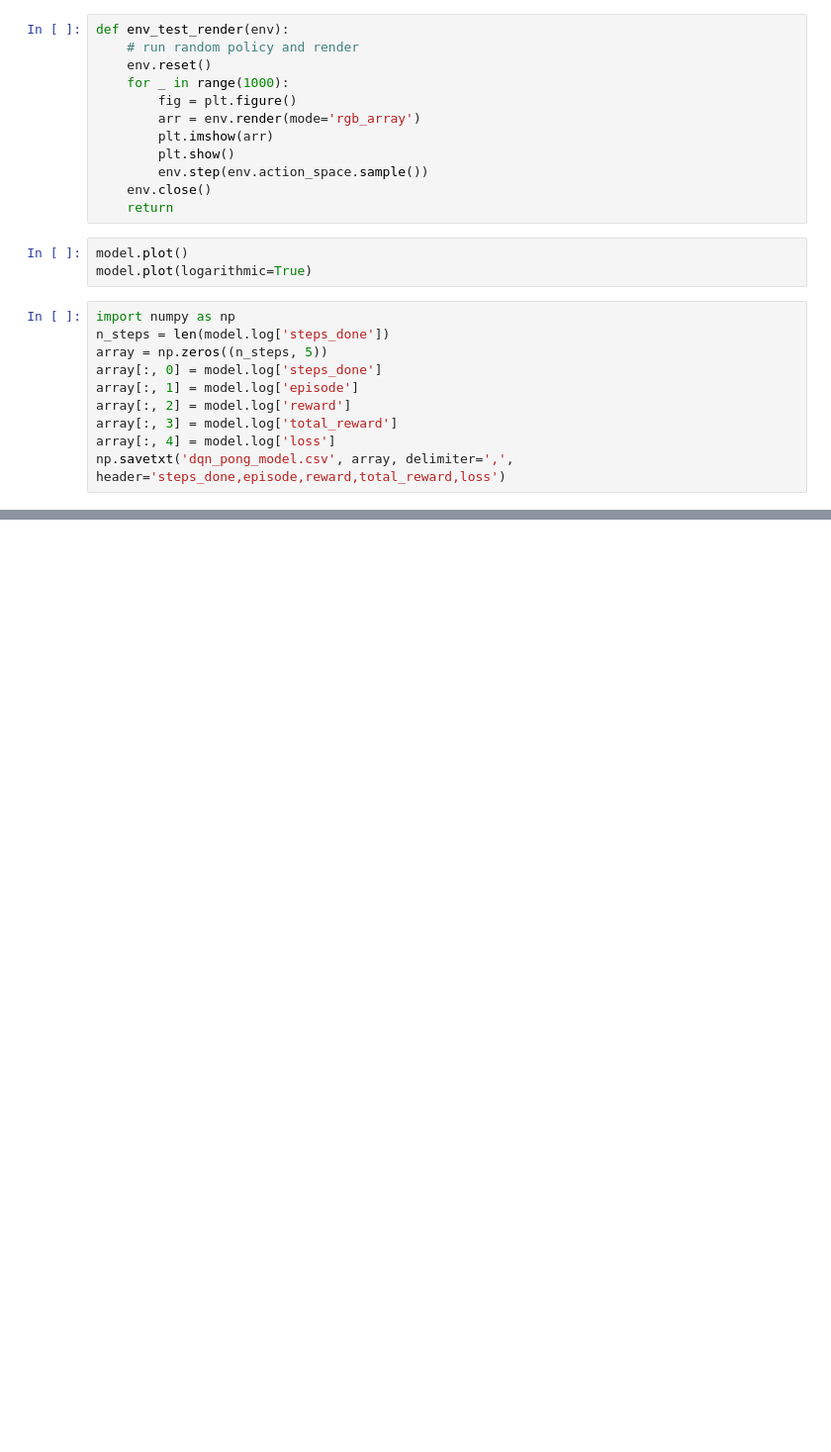
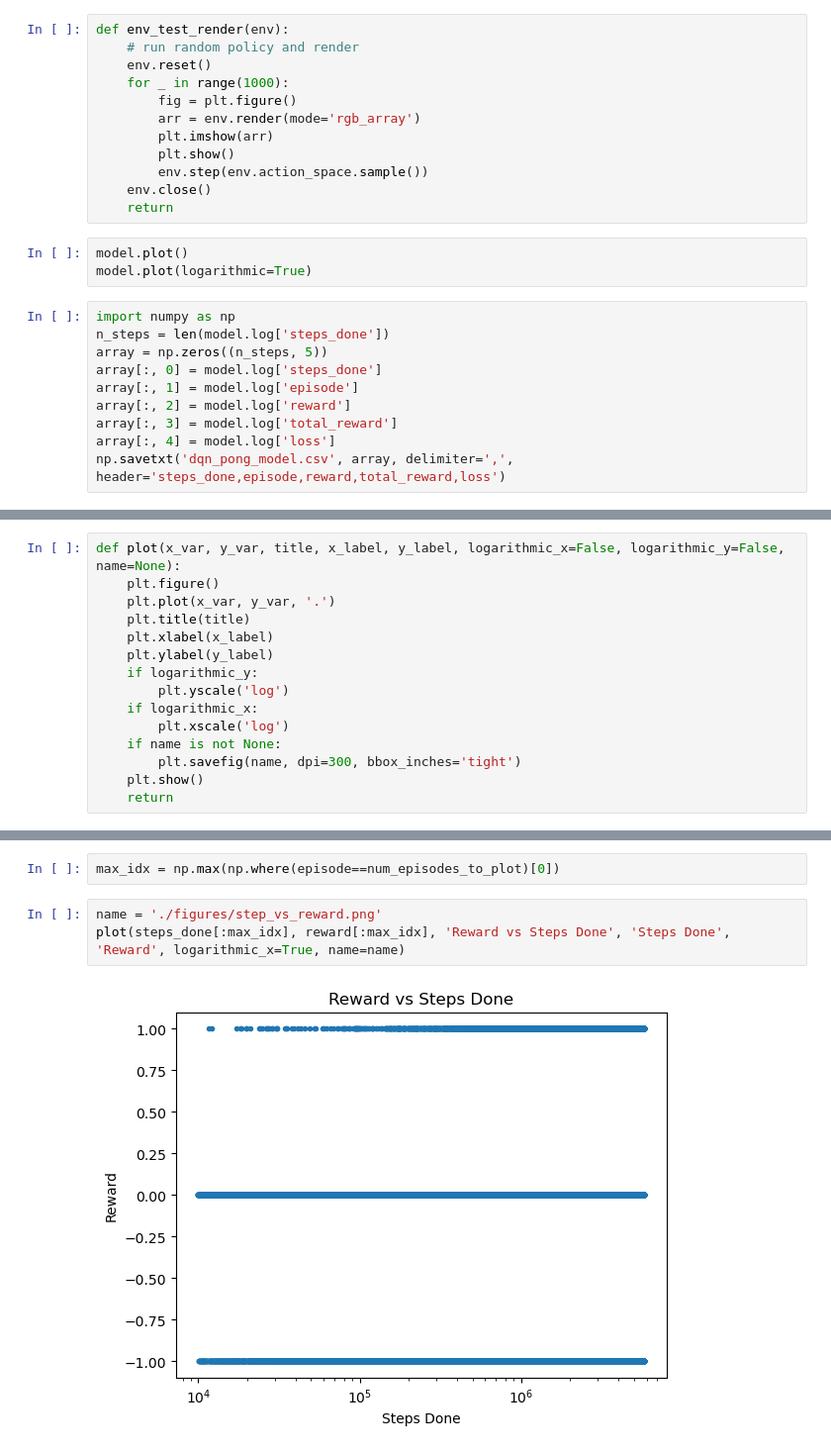
Before and after one commit to rahil-makadia/dqn-atari, a Jupyter notebook: main.ipynb, the cells around one changed output, grey strips where cells are left out. Shown at 99% size. Cells and saved outputs as stored; diff of their text form; blank space fills up the shorter version.

```diff
--- a/main.ipynb
+++ b/main.ipynb
@@ -69,0 +153,15 @@ np.savetxt('dqn_pong_model.csv', array, delimiter=',', header='steps_done,episod
+# %%
+def plot(x_var, y_var, title, x_label, y_label, logarithmic_x=False, logarithmic_y=False, name=None):
+    plt.figure()
+    plt.plot(x_var, y_var, '.')
+    plt.title(title)
+    plt.xlabel(x_label)
+    plt.ylabel(y_label)
+    if logarithmic_y:
+        plt.yscale('log')
+    if logarithmic_x:
+        plt.xscale('log')
+    if name is not None:
+        plt.savefig(name, dpi=300, bbox_inches='tight')
+    plt.show()
+    return
@@ -69,0 +202,7 @@ np.savetxt('dqn_pong_model.csv', array, delimiter=',', header='steps_done,episod
+# %%
+max_idx = np.max(np.where(episode==num_episodes_to_plot)[0])
+# %%
+name = './figures/step_vs_reward.png'
+plot(steps_done[:max_idx], reward[:max_idx], 'Reward vs Steps Done', 'Steps Done', 'Reward', logarithmic_x=True, name=name)
+# %% [output]
+[figure, added]
```
Also changed, not shown: parts of 14 cells of this notebook, 15 other files.
